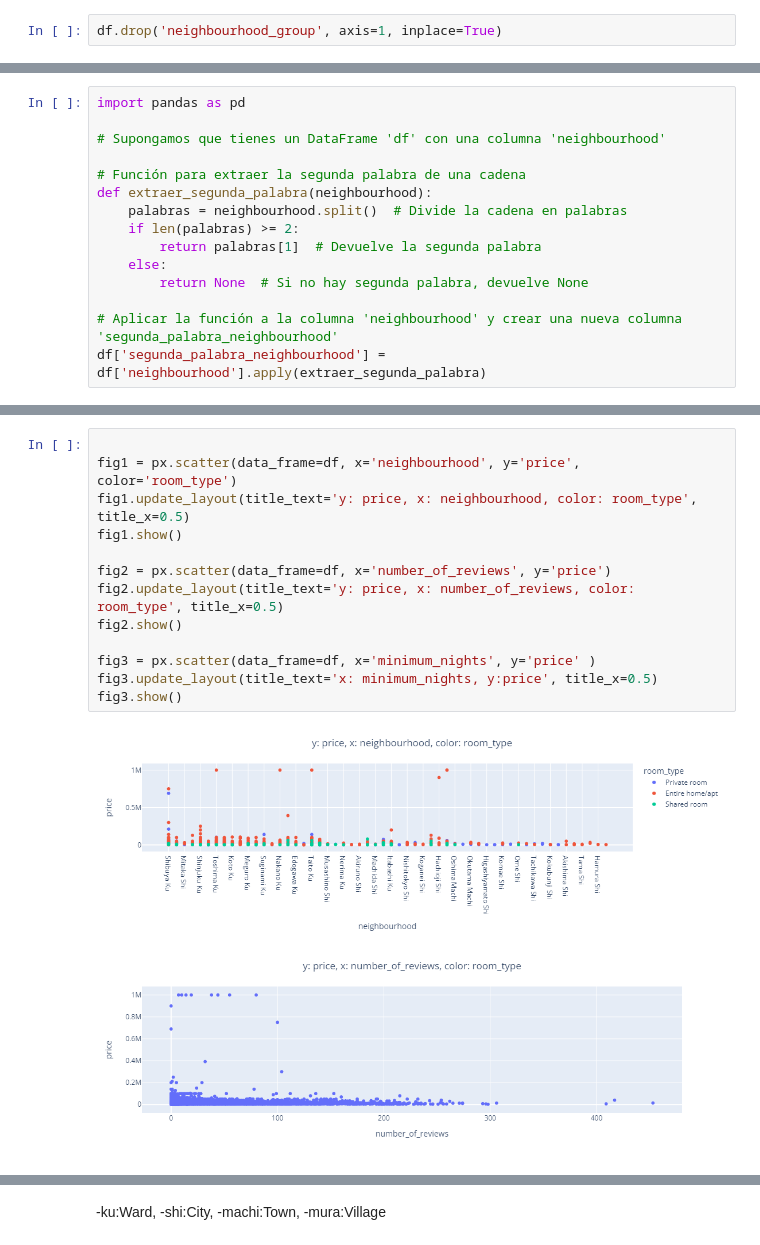
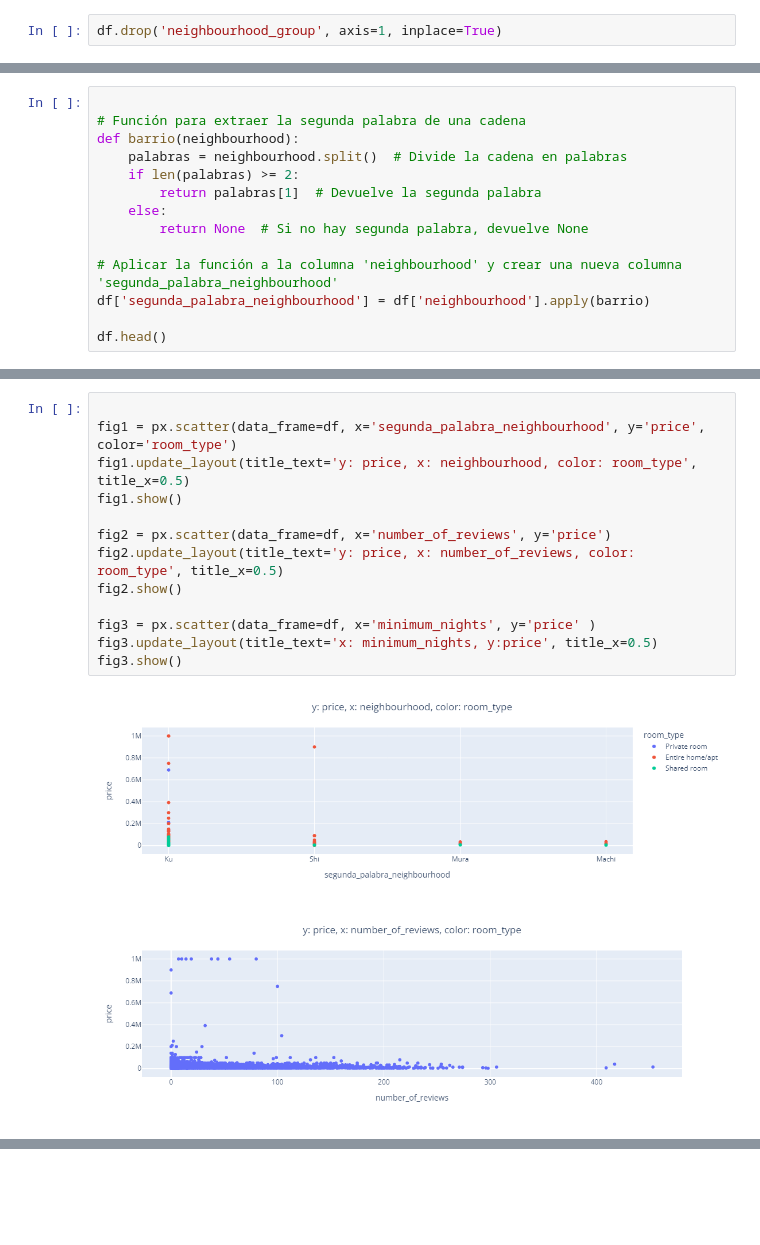
Before and after one commit to AI-School-F5-P2/Data_Analyst, a Jupyter notebook: Cities/Tokyo.ipynb, the cells around one changed output, grey strips where cells are left out. Cells and saved outputs as stored; diff of their text form; blank space fills up the shorter version.

```diff
--- a/Cities/Tokyo.ipynb
+++ b/Cities/Tokyo.ipynb
@@ -149,10 +149,7 @@ Usamos :
 # %%
-import pandas as pd
-
-# Supongamos que tienes un DataFrame 'df' con una columna 'neighbourhood'
 
 # Función para extraer la segunda palabra de una cadena
-def extraer_segunda_palabra(neighbourhood):
+def barrio(neighbourhood):
     palabras = neighbourhood.split()  # Divide la cadena en palabras
     if len(palabras) >= 2:
         return palabras[1]  # Devuelve la segunda palabra
@@ -160,4 +157,6 @@ def extraer_segunda_palabra(neighbourhood):
         return None  # Si no hay segunda palabra, devuelve None
 
 # Aplicar la función a la columna 'neighbourhood' y crear una nueva columna 'segunda_palabra_neighbourhood'
-df['segunda_palabra_neighbourhood'] = df['neighbourhood'].apply(extraer_segunda_palabra)
+df['segunda_palabra_neighbourhood'] = df['neighbourhood'].apply(barrio)
+
+df.head()
@@ -164,19 +285,17 @@ df['segunda_palabra_neighbourhood'] = df['neighbourhood'].apply(extraer_segunda_
 # %%
 
-fig1 = px.scatter(data_frame=df, x='neighbourhood', y='price', color='room_type')
+fig1 = px.scatter(data_frame=df, x='segunda_palabra_neighbourhood', y='price', color='room_type')
 fig1.update_layout(title_text='y: price, x: neighbourhood, color: room_type', title_x=0.5)
 fig1.show()
 
 fig2 = px.scatter(data_frame=df, x='number_of_reviews', y='price')
 fig2.update_layout(title_text='y: price, x: number_of_reviews, color: room_type', title_x=0.5)
 fig2.show()
 
 fig3 = px.scatter(data_frame=df, x='minimum_nights', y='price' )
 fig3.update_layout(title_text='x: minimum_nights, y:price', title_x=0.5)
 fig3.show()
 # %% [output]
-[figure, old version]
+[figure, new version]
 [figure]
 [figure]
-# %% [markdown]
--ku:Ward, -shi:City, -machi:Town, -mura:Village
```
Also changed, not shown: parts of 13 cells of this notebook.
